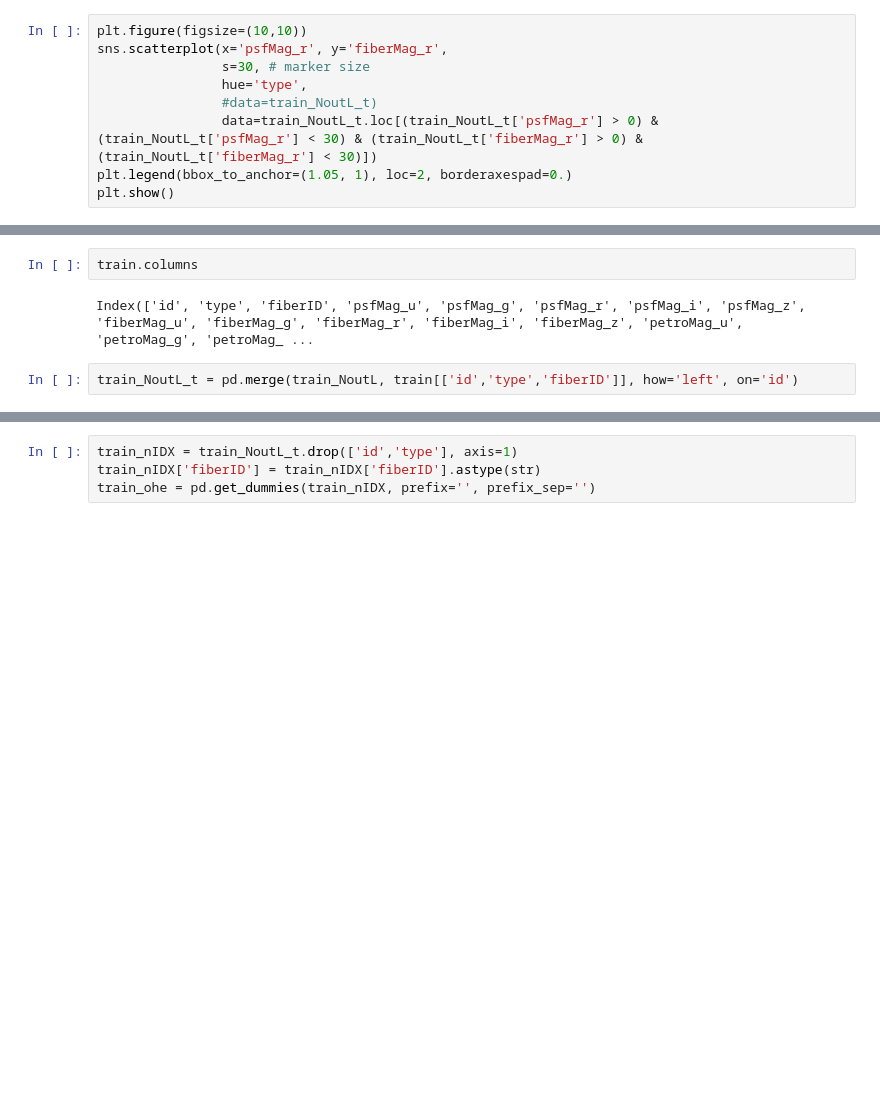
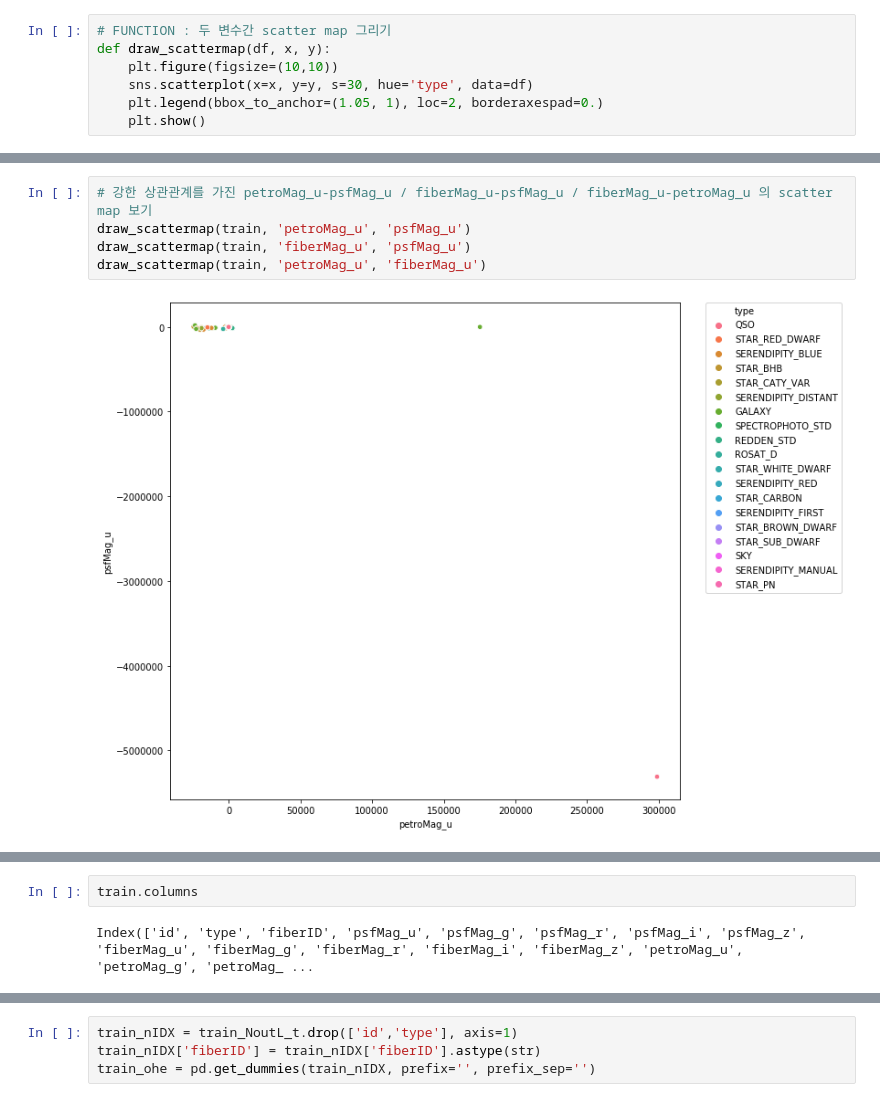
Before and after one commit to idjoopal/MLFW_study, a Jupyter notebook: Dacon/classification_universe.ipynb, the cells around one changed output, grey strips where cells are left out. Drawn from its saved outputs; the diff is of its cells as text; blank space fills up the shorter version.

```diff
--- a/Dacon/classification_universe.ipynb
+++ b/Dacon/classification_universe.ipynb
@@ -74,9 +71,7 @@ train_outL_t = pd.merge(train_outL, train[['id','type']], how='left', on='id')
 # %%
-plt.figure(figsize=(10,10))
-sns.scatterplot(x='psfMag_r', y='fiberMag_r',
-                s=30, # marker size
-                hue='type',
-                #data=train_NoutL_t)
-                data=train_NoutL_t.loc[(train_NoutL_t['psfMag_r'] > 0) & (train_NoutL_t['psfMag_r'] < 30) & (train_NoutL_t['fiberMag_r'] > 0) & (train_NoutL_t['fiberMag_r'] < 30)])
-plt.legend(bbox_to_anchor=(1.05, 1), loc=2, borderaxespad=0.)
-plt.show()
+# FUNCTION : 두 변수간 scatter map 그리기
+def draw_scattermap(df, x, y):
+    plt.figure(figsize=(10,10))
+    sns.scatterplot(x=x, y=y, s=30, hue='type', data=df)
+    plt.legend(bbox_to_anchor=(1.05, 1), loc=2, borderaxespad=0.)
+    plt.show()
@@ -95,0 +150,7 @@ plt.show()
+# %%
+# 강한 상관관계를 가진 petroMag_u-psfMag_u / fiberMag_u-psfMag_u / fiberMag_u-petroMag_u 의 scatter map 보기
+draw_scattermap(train, 'petroMag_u', 'psfMag_u')
+draw_scattermap(train, 'fiberMag_u', 'psfMag_u')
+draw_scattermap(train, 'petroMag_u', 'fiberMag_u')
+# %% [output]
+[figure, added]
@@ -97,5 +160,3 @@ plt.show()
 train.columns
 # %% [output]
 Index(['id', 'type', 'fiberID', 'psfMag_u', 'psfMag_g', 'psfMag_r', 'psfMag_i', 'psfMag_z', 'fiberMag_u', 'fiberMag_g', 'fiberMag_r', 'fiberMag_i', 'fiberMag_z', 'petroMag_u', 'petroMag_g', 'petroMag_ ...
-# %%
-train_NoutL_t = pd.merge(train_NoutL, train[['id','type','fiberID']], how='left', on='id')
```
Also changed, not shown: parts of 45 cells of this notebook.
